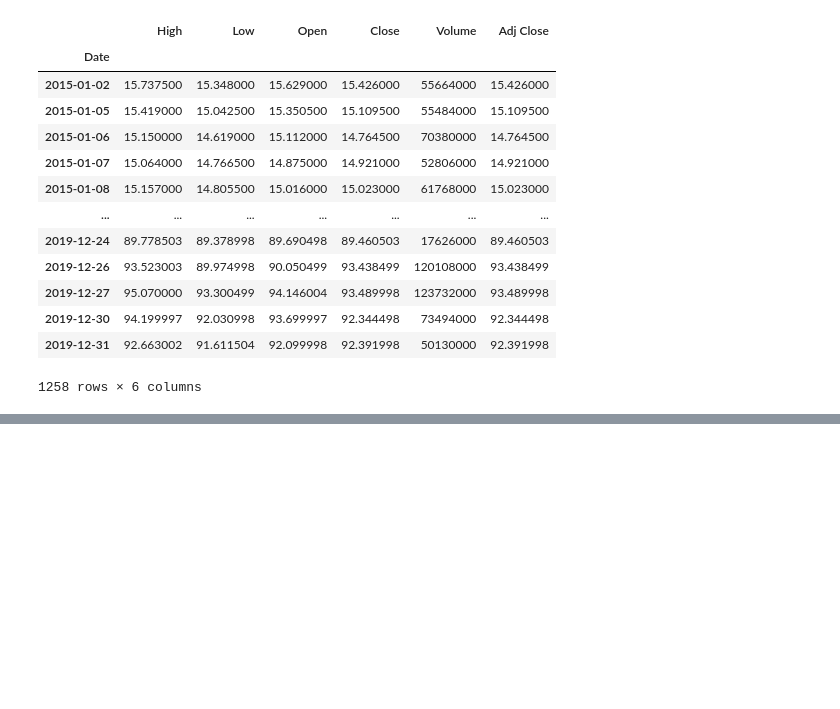
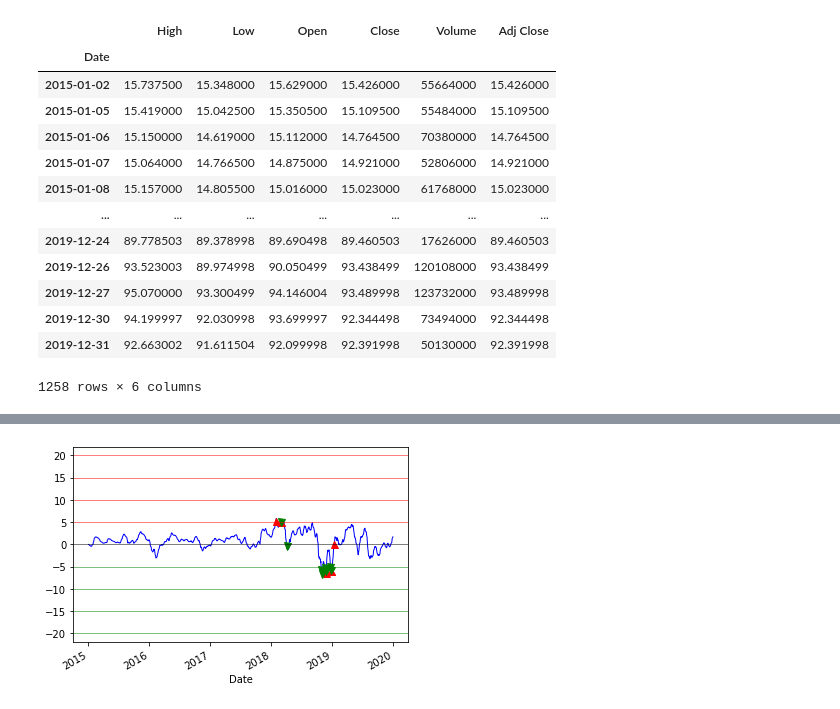
Before and after one commit to Kexin996/portfolio, a Jupyter notebook: volaity_adjusted/trend_following_apo.ipynb, the cells around one changed output, grey strips where cells are left out. Saved outputs shown, nothing was run; the diff lists cells and outputs as text; code cells hidden in the pictures; blank space fills up the shorter version.

```diff
--- a/volaity_adjusted/trend_following_apo.ipynb
+++ b/volaity_adjusted/trend_following_apo.ipynb
@@ -35,0 +241,29 @@ data_amzn
+# %%
+# if we compare this graph with mean-reversion-strategy, we will find that the buy/sell behaviors
+# gather in the same area
+# but with a little more modification
+
+# we also display the apo values and buy/sell orders
+data_amzn['APO'].plot(color ='b',lw = 1)
+plt.plot(data_amzn.loc[data_amzn.Orders == 1].index, data_amzn.APO[data_amzn.Orders == 1],color = 'r',marker = '^',markersize = 7,lw = 0, label = 'buy')
+plt.plot(data_amzn.loc[data_amzn.Orders == -1].index, data_amzn.APO[data_amzn.Orders == -1],color = 'g',marker = 'v',markersize = 7,lw = 0, label = 'sell')
+
+# we draw some horizontal lines to see where to buy and where to sell more clearly
+plt.axhline(y = 0, lw = 0.5, color = 'k')
+
+for i in range(apo_buy_entry, apo_buy_entry*5,apo_buy_entry):
+    plt.axhline(y = i,lw = 0.5, color = 'r')
+
+
+for i in range(apo_sell_entry, apo_sell_entry*5,apo_sell_entry):
+    plt.axhline(y = i,lw = 0.5, color = 'g')
+# we can see that the apo doesn't change much
+# as shown in the graph
+# so the graph doesn't exhibit one of the important features of mean_reversion_apo:
+# we execute buy orders for negative apo, and sell orders for positive apo
+
+# but it exhibits another important point: some sell orders for negative apo, and
+# buy orders for positive apo
+# one of the reason might be that we have accumulated enough lock-in profits
+# %% [output]
+[figure, added]
```
Also changed, not shown: parts of 9 cells of this notebook, 3 other files.
